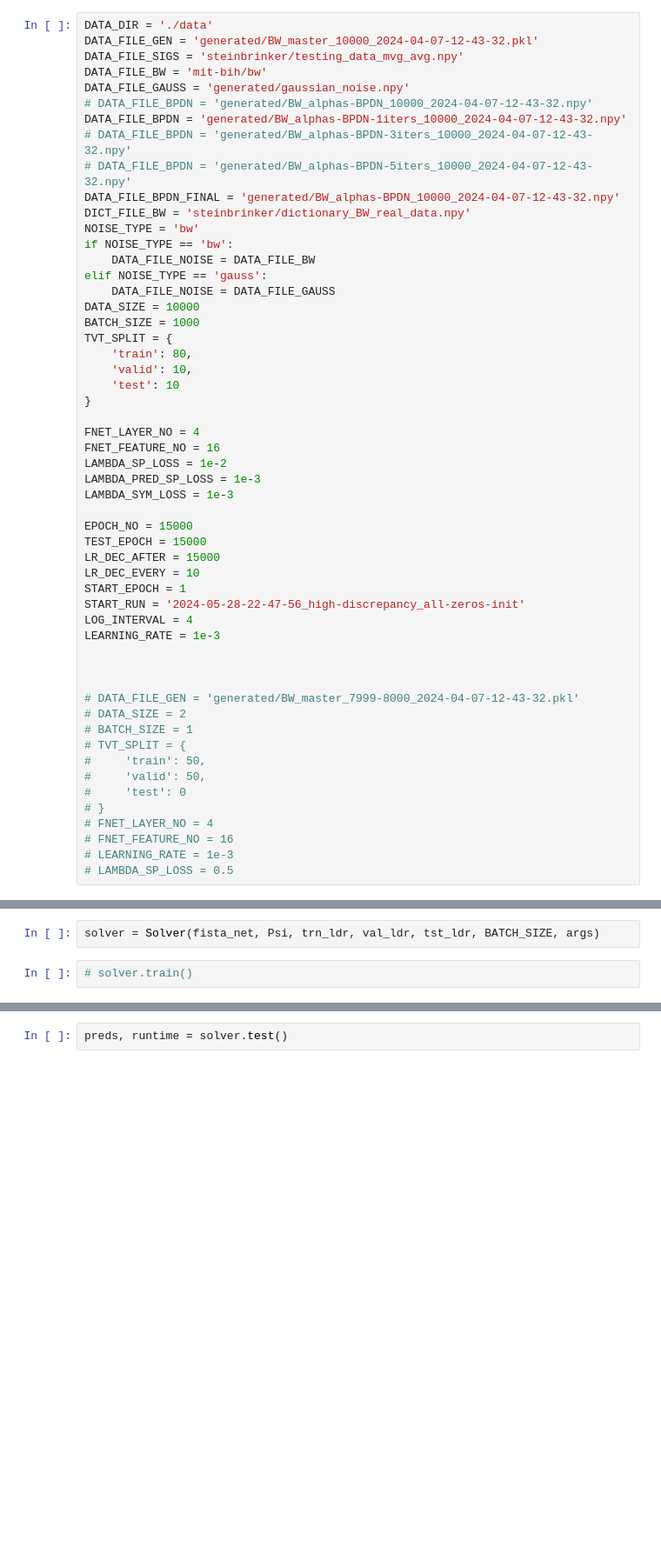
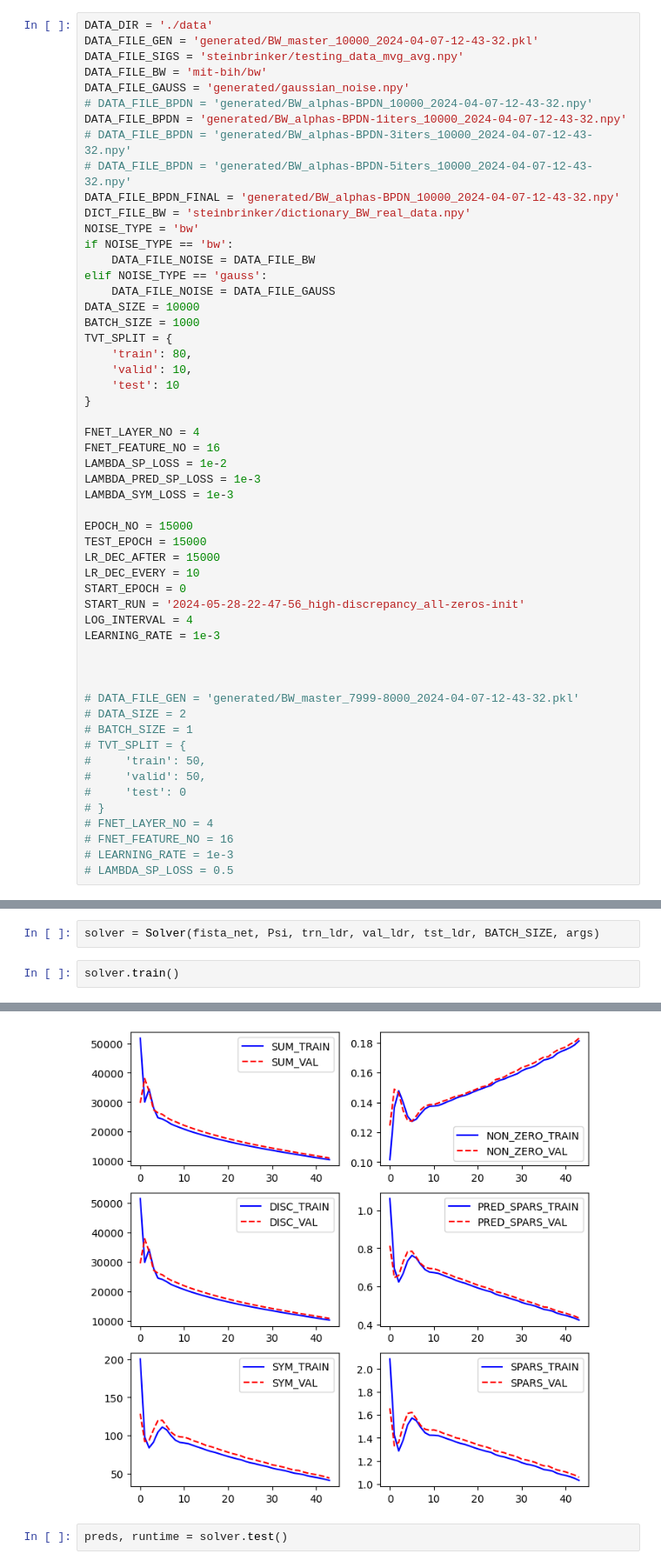
Before and after one commit to galigergergo/ecg-denoising, a Jupyter notebook: workspace/main.ipynb, the cells around one changed output, grey strips where cells are left out. Shown: that part at 87% size. Cells and saved outputs as stored; diff of their text form; blank space fills up the shorter version.

Commit message:
Implemented showing number of non-zero elements in estimate in the losses plot during training

```diff
--- a/workspace/main.ipynb
+++ b/workspace/main.ipynb
@@ -43,7 +43,7 @@ EPOCH_NO = 15000
 TEST_EPOCH = 15000
 LR_DEC_AFTER = 15000
 LR_DEC_EVERY = 10
-START_EPOCH = 1
+START_EPOCH = 0
 START_RUN = '2024-05-28-22-47-56_high-discrepancy_all-zeros-init'
 LOG_INTERVAL = 4
 LEARNING_RATE = 1e-3
@@ -107,4 +107,5 @@ args = {
 # %%
 solver = Solver(fista_net, Psi, trn_ldr, val_ldr, tst_ldr, BATCH_SIZE, args)
 # %%
-# solver.train()
+solver.train()
+# %% [output]
@@ -111,3 +149,4 @@ solver = Solver(fista_net, Psi, trn_ldr, val_ldr, tst_ldr, BATCH_SIZE, args)
+[figure, added]
 # %%
 preds, runtime = solver.test()
 # %%
```
Also changed, not shown: parts of 3 cells of this notebook, 1 other file.
